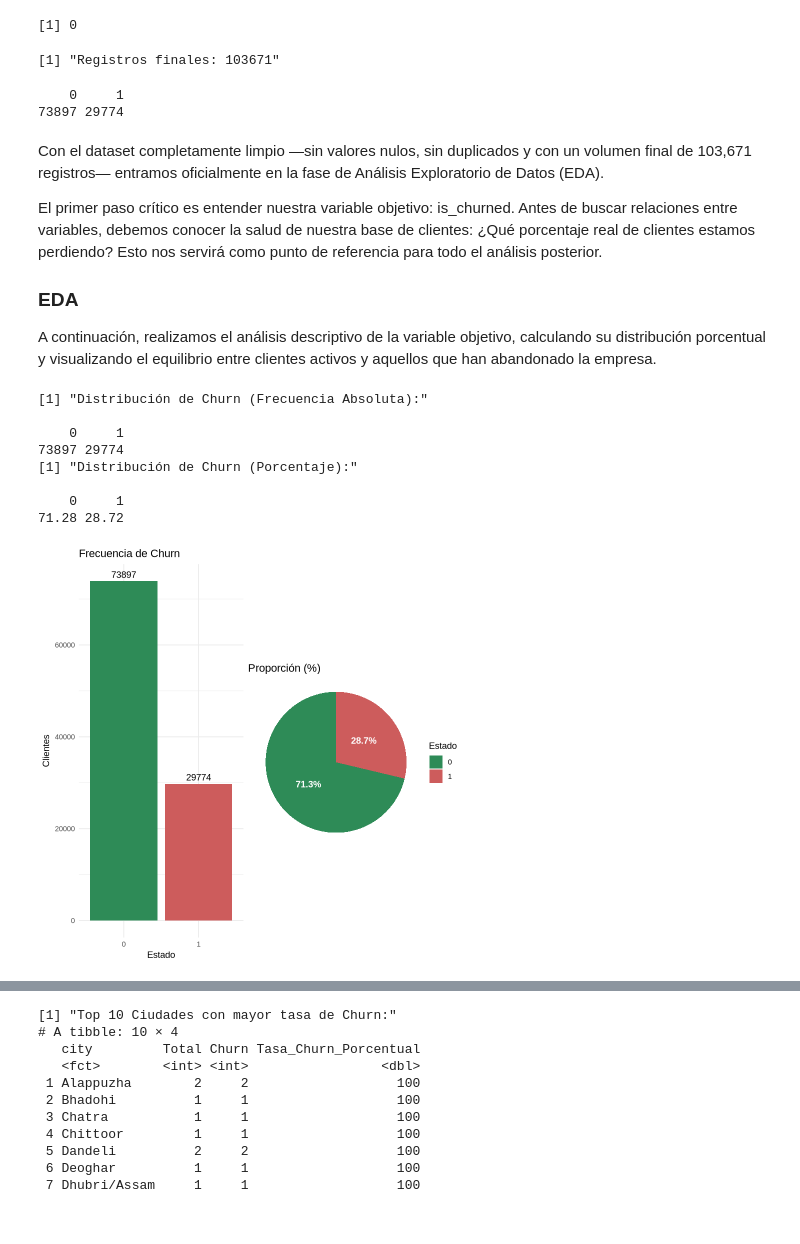
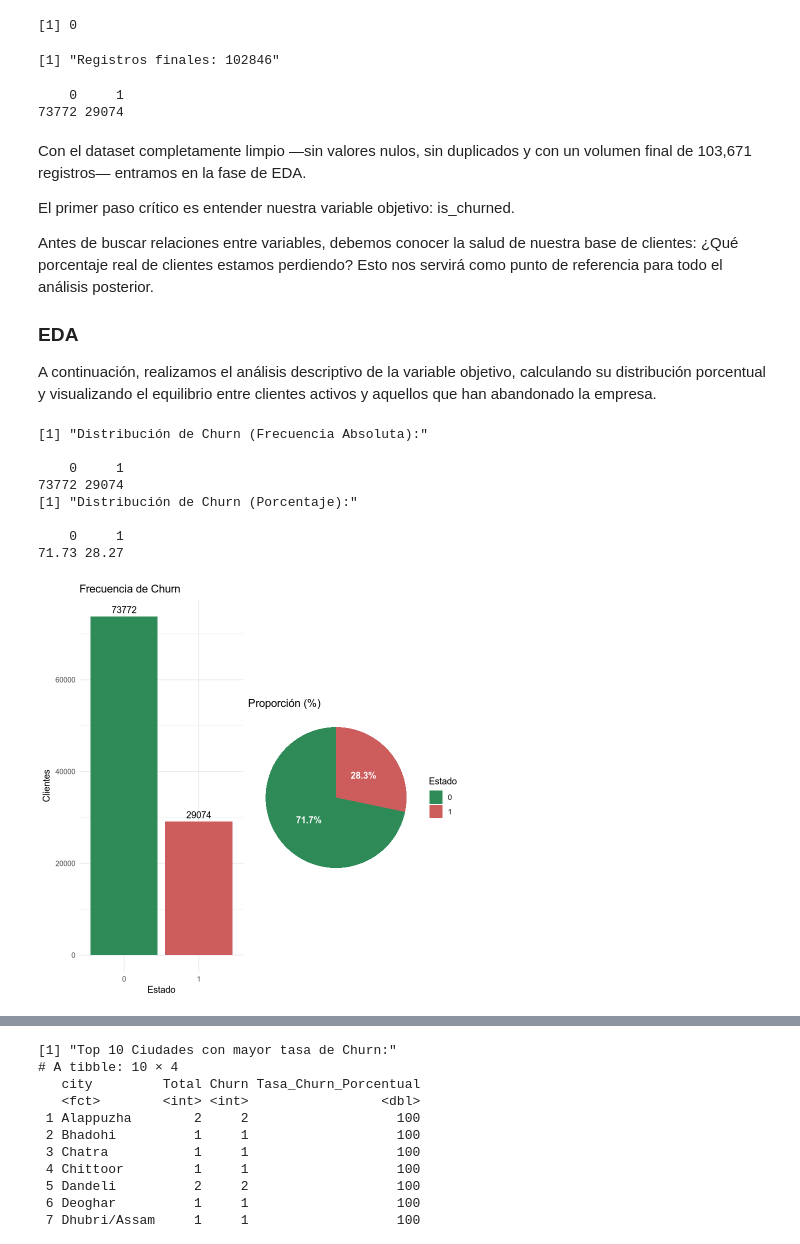
Before and after one commit to Gpascual11/MD004_Estadistica, a Jupyter notebook: 13. Final Project/MD004_GerardPascualFontanilles_ACFinal.ipynb, the cells around one changed output, grey strips where cells are left out. Saved outputs shown, nothing was run; the diff lists cells and outputs as text; code cells hidden in the pictures.

```diff
--- a/13. Final Project/MD004_GerardPascualFontanilles_ACFinal.ipynb
+++ b/13. Final Project/MD004_GerardPascualFontanilles_ACFinal.ipynb
@@ -257,15 +246,19 @@ df_clean <- df_clean %>%
 # %%
 df_clean <- df_clean %>%
   mutate(
-    reward_purchase_count_first_7days = replace_na(reward_purchase_count_first_7days, 0),
+    reward_purchase_count_first_7days =
+      replace_na(reward_purchase_count_first_7days, 0),
     visits_feature_1 = replace_na(visits_feature_1, 0),
     visits_feature_2 = replace_na(visits_feature_2, 0)
   )
 # %%
-df_clean$age[is.na(df_clean$age)] <- median(df_clean$age, na.rm = TRUE)
+df_clean <- df_clean %>%
+  mutate(age = replace_na(age, median(age, na.rm = TRUE)))
 # %%
-cols_categoricas <- c("device", "city", "is_referral",
-                      "given_permission_1", "given_permission_2", "is_churned")
+cols_categoricas <- c(
+  "device", "city", "is_referral",
+  "given_permission_1", "given_permission_2", "is_churned"
+)
 # %%
 df_clean[cols_categoricas] <- lapply(df_clean[cols_categoricas], as.factor)
 # %%
@@ -275,6 +268,8 @@ n_duplicados <- sum(duplicated(df_clean))
 print(paste("Número de filas duplicadas encontradas:", n_duplicados))
 # %% [output]
 [1] "Número de filas duplicadas encontradas: 825"
+# %%
+df_clean <- distinct(df_clean)
 # %%
 summary(df_clean)
 # %% [output]
@@ -326,16 +320,18 @@ sum(is.na(df_clean))
 # %%
 print(paste("Registros finales:", nrow(df_clean)))
 # %% [output]
-[1] "Registros finales: 103671"
+[1] "Registros finales: 102846"
 # %%
 summary(df_clean$is_churned)
 # %% [output]
     0     1
-73897 29774
+73772 29074
 # %% [markdown]
-Con el dataset completamente limpio —sin valores nulos, sin duplicados y con un volumen final de 103,671 registros— entramos oficialmente en la fase de Análisis Exploratorio de Datos (EDA).
+Con el dataset completamente limpio —sin valores nulos, sin duplicados y con un volumen final de 103,671 registros— entramos en la fase de EDA.
 
-El primer paso crítico es entender nuestra variable objetivo: is_churned. Antes de buscar relaciones entre variables, debemos conocer la salud de nuestra base de clientes: ¿Qué porcentaje real de clientes estamos perdiendo? Esto nos servirá como punto de referencia para todo el análisis posterior.
+El primer paso crítico es entender nuestra variable objetivo: is_churned.
+
+Antes de buscar relaciones entre variables, debemos conocer la salud de nuestra base de clientes: ¿Qué porcentaje real de clientes estamos perdiendo? Esto nos servirá como punto de referencia para todo el análisis posterior.
 
 ### EDA
 A continuación, realizamos el análisis descriptivo de la variable objetivo, calculando su distribución porcentual y visualizando el equilibrio entre clientes activos y aquellos que han abandonado la empresa.
@@ -351,35 +347,44 @@ print(round(porcentajes, 2))
 [1] "Distribución de Churn (Frecuencia Absoluta):"
 
     0     1
-73897 29774
+73772 29074
 [1] "Distribución de Churn (Porcentaje):"
 
     0     1
-71.28 28.72
+71.73 28.27
 # %%
 p1 <- ggplot(df_clean, aes(x = is_churned, fill = is_churned)) +
   geom_bar() +
-  geom_text(stat='count', aes(label=after_stat(count)), vjust=-0.5) + # Solución al Warning
-  scale_fill_manual(values = c("#2E8B57", "#CD5C5C"), labels = c("No Churn", "Churn")) +
+  geom_text(stat = "count", aes(
+    label =
+      after_stat(count)
+  ), vjust = -0.5) +
+  scale_fill_manual(
+    values = c("#2E8B57", "#CD5C5C"),
+    labels = c("No Churn", "Churn")
+  ) +
   labs(title = "Frecuencia de Churn", x = "Estado", y = "Clientes") +
-  theme_minimal() + theme(legend.position = "none")
+  theme_minimal() +
+  theme(legend.position = "none")
 
 df_pie <- as.data.frame(porcentajes)
 colnames(df_pie) <- c("Estado", "Porcentaje")
 p2 <- ggplot(df_pie, aes(x = "", y = Porcentaje, fill = Estado)) +
   geom_bar(stat = "identity", width = 1) +
   coord_polar("y", start = 0) +
   scale_fill_manual(values = c("#2E8B57", "#CD5C5C")) +
   geom_text(aes(label = paste0(round(Porcentaje, 1), "%")),
-            position = position_stack(vjust = 0.5), color = "white", fontface = "bold") +
-  theme_void() + labs(title = "Proporción (%)")
+    position = position_stack(vjust = 0.5), color = "white", fontface = "bold"
+  ) +
+  theme_void() +
+  labs(title = "Proporción (%)")
 
 grid.newpage()
-pushViewport(viewport(layout = grid.layout(1, 2))) # 1 fila, 2 columnas
+pushViewport(viewport(layout = grid.layout(1, 2)))
 print(p1, vp = viewport(layout.pos.row = 1, layout.pos.col = 1))
 print(p2, vp = viewport(layout.pos.row = 1, layout.pos.col = 2))
 # %% [output]
-[figure, old version]
+[figure, new version]
 # %% [markdown]
 Tras realizar el análisis descriptivo de la variable is_churned, observamos los siguientes puntos clave:
 
```
Also changed, not shown: parts of 45 cells of this notebook, 16 other files.
